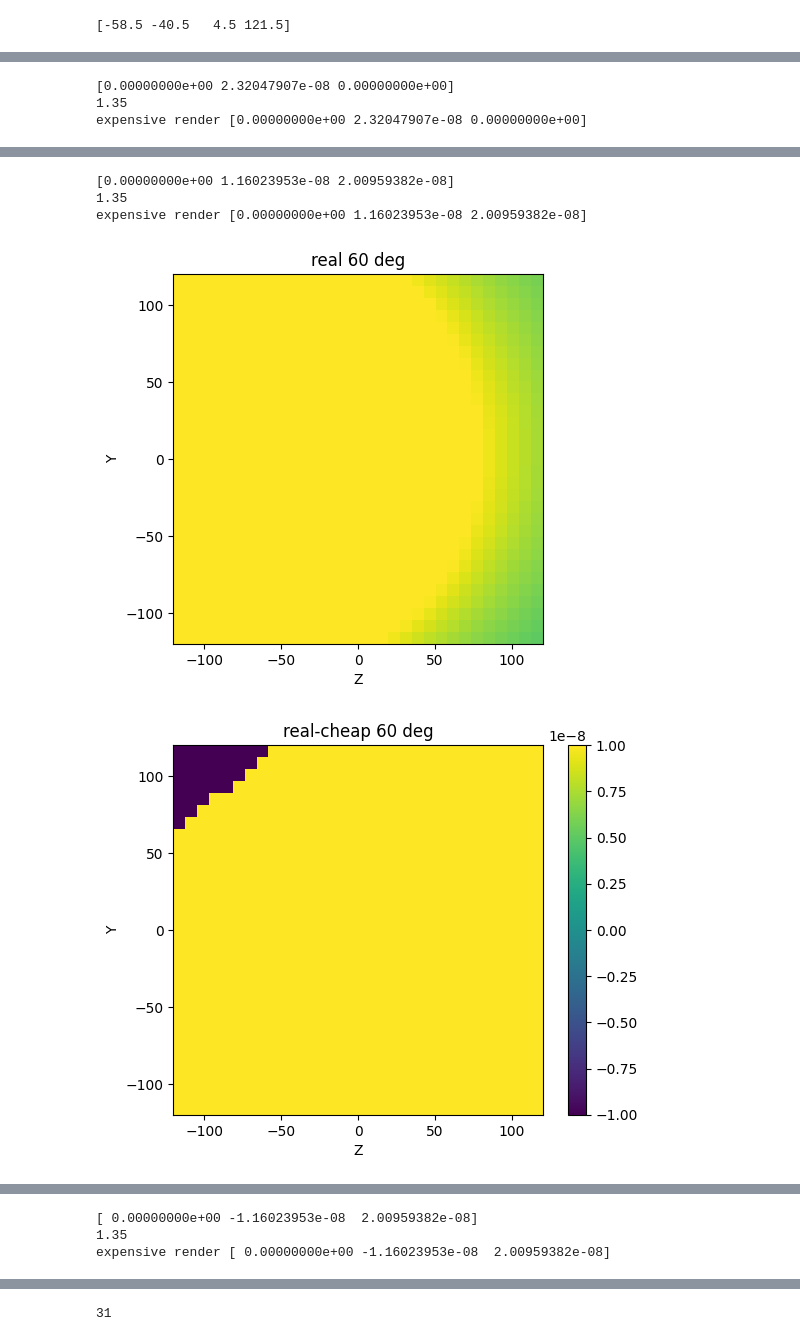
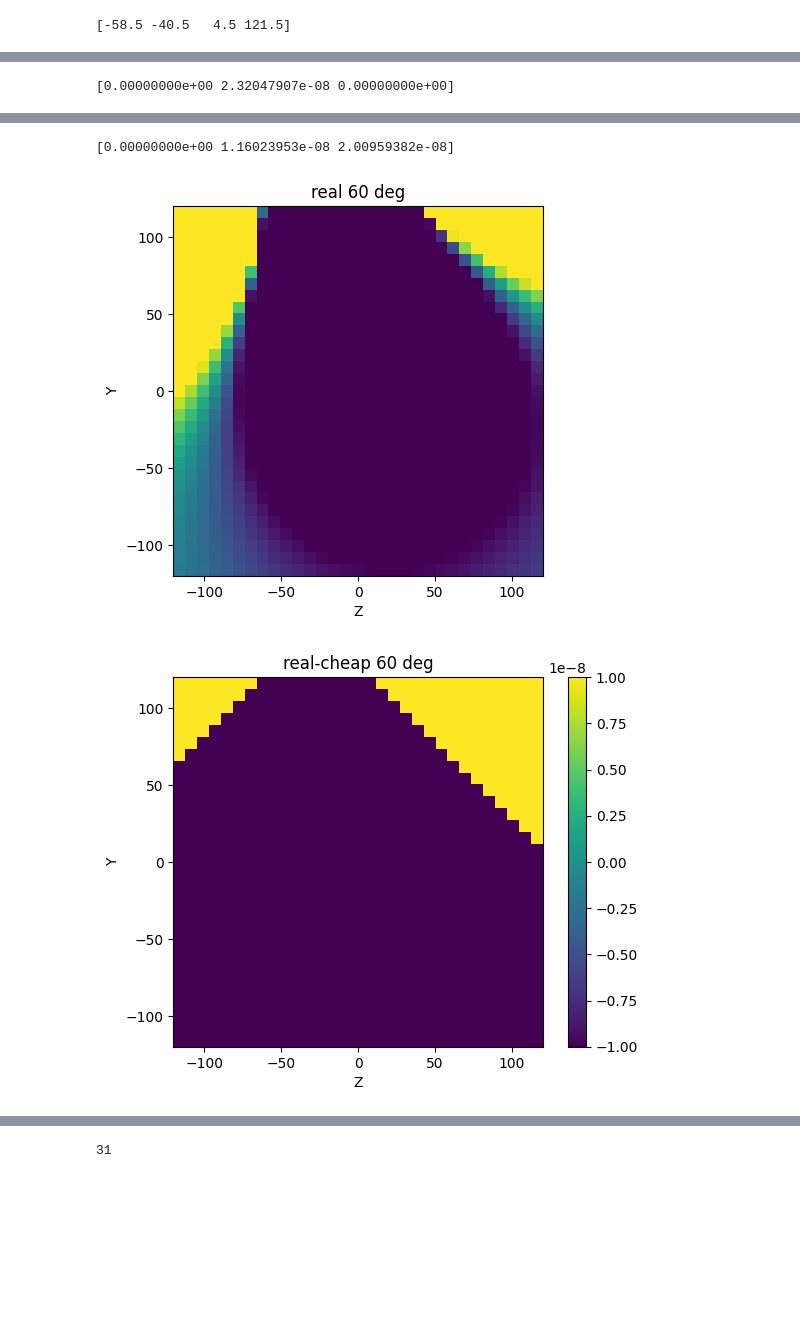
Before and after one commit to rst030/cosi-measure, a Jupyter notebook: Software/COSI2/test_ONEINSERT.ipynb, the cells around one changed output, grey strips where cells are left out. Cells and saved outputs as stored; diff of their text form; code cells hidden in the pictures; blank space fills up the shorter version.

```diff
--- a/Software/COSI2/test_ONEINSERT.ipynb
+++ b/Software/COSI2/test_ONEINSERT.ipynb
@@ -101,7 +101,7 @@ generating a mesh grid
 
 # spherical decomposition
 diameter_of_sphere = b0map_oneinsert.path.radius*2
-order = 17
+order = 29
 resolution_of_sph_decomp = 10
 print(diameter_of_sphere)
 
@@ -182,7 +182,7 @@ def ringposFromTrayNr(trays_ocp):
     return coordinates
 
 
-shimRadius          = 260*1e-3#260*1e-3#!!!TMP 276*1e-3#276*1e-3 <- was set by Tom!      # radius on which the shim magnets are placed
+shimRadius          = 160*1e-3#260*1e-3#!!!TMP 276*1e-3#276*1e-3 <- was set by Tom!      # radius on which the shim magnets are placed
 
 trays_occupied = [-7,-5,1,14] #[-18,-5,1,12] <- 27mm best  [-7,-5,1,14] 997
 ringPositions       = ringposFromTrayNr(trays_occupied)#[-121.5*1e-3, -40.5*1e-3, 31.5*1e-3, 121.5*1e-3]#np.linspace(-ringspacingouter,ringspacingouter,4)#np.linspace(-0.1755,0.1755,4)          #np.linspace(-0.2295, .2295, 4) #Z positions to place shin rubgs
@@ -203,7 +203,7 @@ magAngles           = np.linspace(-anglePerSegment/2, anglePerSegment/2, magsPer
 print('let us position some magnets on a circumference of a R=%.0f mm YZ circle with X=0'%(shimRadius*1000))
 
 positions = []
-insert_nr = 9 # IRL 3!!!
+insert_nr = 0 # IRL 3!!!
 for ringPosition in ringPositions:
     for segmentAngle in segmentAngles:
         for magAngle in magAngles:
@@ -217,6 +217,7 @@ for ringPosition in ringPositions:
                     #print(360/12*(insert_nr-0.5),360/12*(insert_nr+0.5))
                     positions.append(position)
 
+
 print(len(positions))
 
 for pos in positions:
@@ -271,14 +272,17 @@ for idx1, position in enumerate(positions):
     magnet.render_field(grid=coordinate_grid)
     shimming_magnets.append(magnet)
 
-    #magnetFields[:,:,:,0:2,idx1] = magnet.OLD_singleMagnet(position=position,dipoleMoment = dip_vec,
-    #                                                     simDimensions=[DSV*1e-3,DSV*1e-3,DSV*1e-3],
-    #                                                     resolution=1/resolution_of_sph_fit*1e3,
-    #                                                     plotFields=False)[:,:,:,0:2] #singleMagnet(position, grid=coordinate_grid)
+
+    #magnetFields[:,:,:,2,idx1] = magnet.B0[:,:,:,2]
+    #magnetFields[:,:,:,1,idx1] = magnet.B0[:,:,:,1]
+    #magnetFields[:,:,:,0,idx1] = magnet.B0[:,:,:,0]
 
 
-    magnetFields[:,:,:,2,idx1] = magnet.B0[:,:,:,2]
-    magnetFields[:,:,:,1,idx1] = magnet.B0[:,:,:,1]
+    magnetFields[:,:,:,:,idx1] = magnet.OLD_singleMagnet(position=position,
+                                                        simDimensions=[DSV*1e-3,DSV*1e-3,DSV*1e-3],
+                                                        resolution=1/resolution_of_sph_fit*1e3,
+                                                        plotFields=False)[:,:,:,:] #singleMagnet(position, grid=coordinate_grid)
+
 
 
 
@@ -313,10 +315,10 @@ plt.cla()
 
 v=max(b0map_oneinsert.xDim_SPH_fine)
 magnet_index = 0
-for i in range(6):
+for i in range(2):
     alpha = i*2*np.pi/6
 
-    cheapfield = magnetFields[12,:,:,1,magnet_index]*np.cos(alpha)+magnetFields[12,:,:,2,magnet_index]*np.sin(alpha)
+    cheapfield = magnetFields[12,:,:,2,magnet_index]*np.cos(alpha)+magnetFields[12,:,:,1,magnet_index]*np.sin(alpha)
 
     plt.imshow(cheapfield,vmin=-1e-3, vmax=1e-3,extent=[-v,v,-v,v],origin='lower')
     plt.title('cheap %.0f deg'%(alpha*180/np.pi))
@@ -347,3 +349 @@ for i in range(6):
 [0.00000000e+00 2.32047907e-08 0.00000000e+00]
-1.35
-expensive render [0.00000000e+00 2.32047907e-08 0.00000000e+00]
@@ -353,5 +353,3 @@ expensive render [0.00000000e+00 2.32047907e-08 0.00000000e+00]
 [0.00000000e+00 1.16023953e-08 2.00959382e-08]
-1.35
-expensive render [0.00000000e+00 1.16023953e-08 2.00959382e-08]
-[figure, old version]
+[figure, new version]
-[figure, old version]
+[figure, new version]
@@ -359,3 +355,0 @@ expensive render [0.00000000e+00 1.16023953e-08 2.00959382e-08]
-[ 0.00000000e+00 -1.16023953e-08  2.00959382e-08]
-1.35
-expensive render [ 0.00000000e+00 -1.16023953e-08  2.00959382e-08]
```
Also changed, not shown: parts of 17 cells of this notebook, 18 other files.
